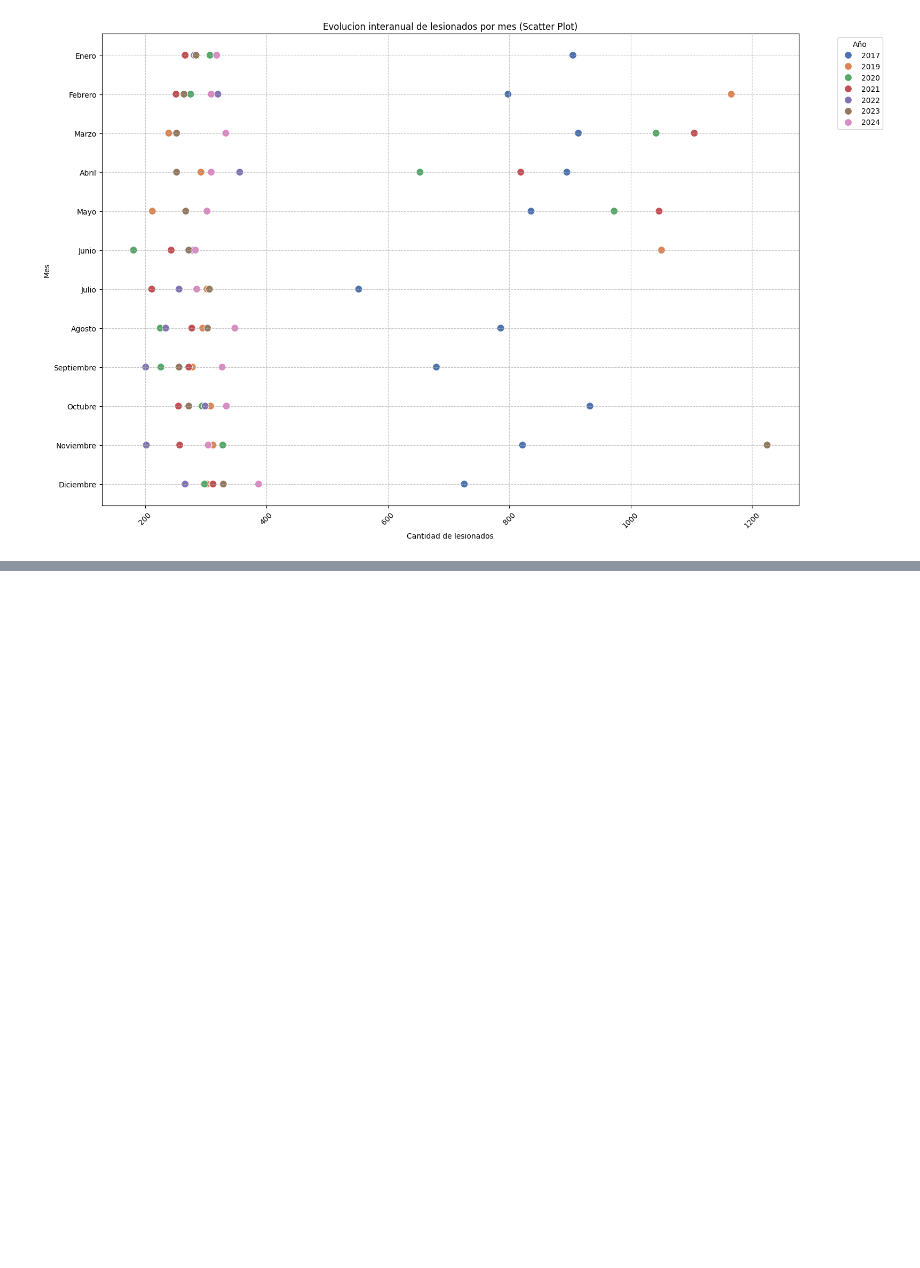
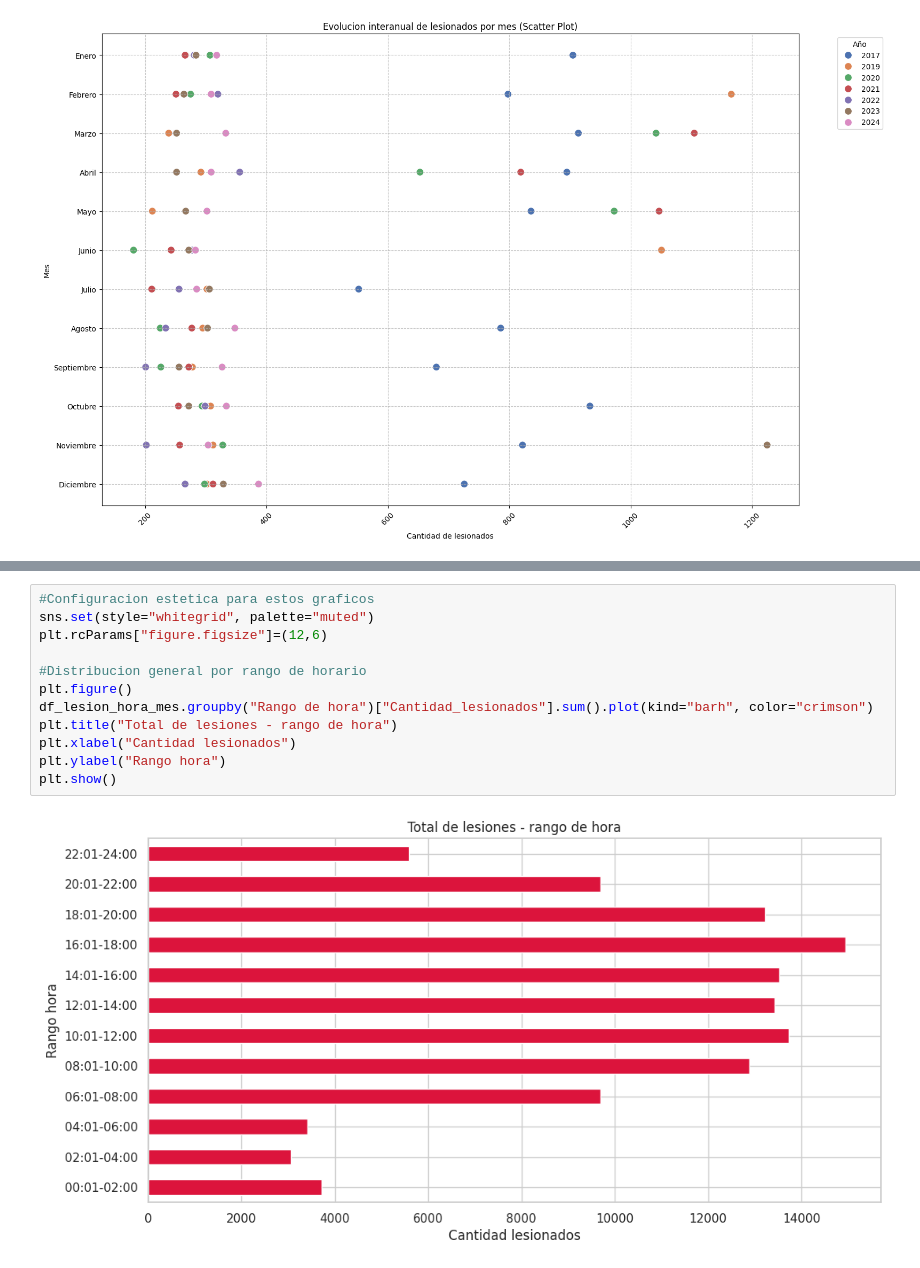
Before and after one commit to AEE099/traffic-accidents-rd-data-analysis, a Jupyter notebook: Analisis_accidentes_RD.ipynb, the cells around one changed output, grey strips where cells are left out. Saved outputs shown, nothing was run; the diff lists cells and outputs as text; blank space fills up the shorter version.

```diff
--- a/Analisis_accidentes_RD.ipynb
+++ b/Analisis_accidentes_RD.ipynb
@@ -377,0 +439,14 @@ plt.show()
+# %%
+#Configuracion estetica para estos graficos
+sns.set(style="whitegrid", palette="muted")
+plt.rcParams["figure.figsize"]=(12,6)
+
+#Distribucion general por rango de horario
+plt.figure()
+df_lesion_hora_mes.groupby("Rango de hora")["Cantidad_lesionados"].sum().plot(kind="barh", color="crimson")
+plt.title("Total de lesiones - rango de hora")
+plt.xlabel("Cantidad lesionados")
+plt.ylabel("Rango hora")
+plt.show()
+# %% [output]
+[figure, added]
```
Also changed, not shown: parts of 10 cells of this notebook.
